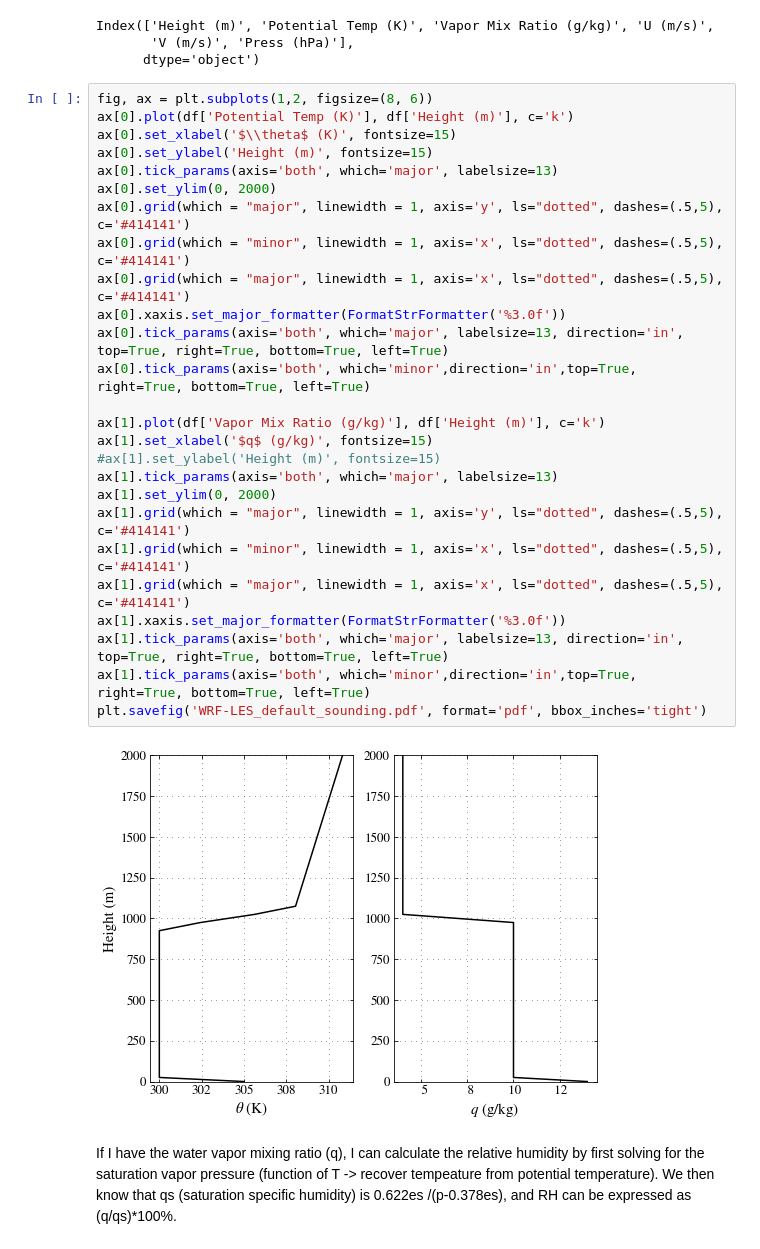
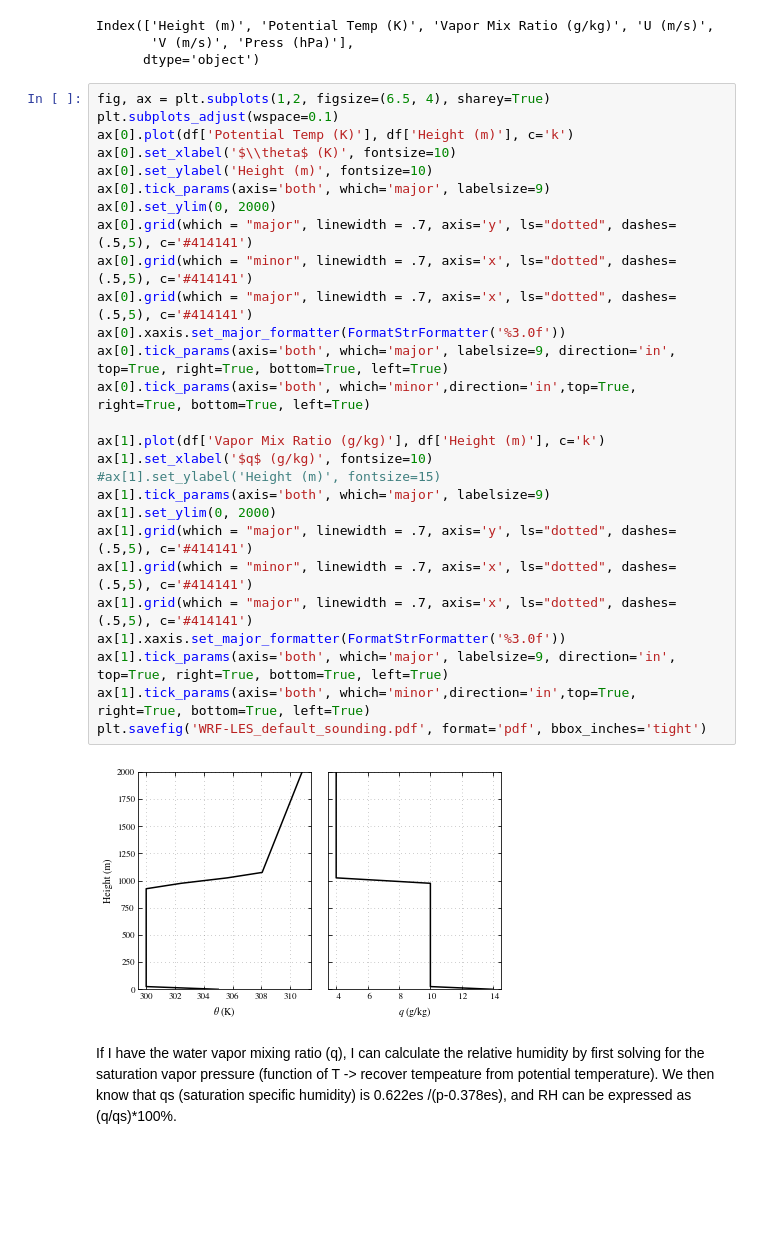
Before and after one commit to samfrederick/WRF-PartMC-LES, a Jupyter notebook: analysis/visualizations/plot_soundings.ipynb, the cells around one changed output. Drawn from its saved outputs; the diff is of its cells as text; blank space fills up the shorter version.

Commit message:
Update figure formatting

```diff
--- a/analysis/visualizations/plot_soundings.ipynb
+++ b/analysis/visualizations/plot_soundings.ipynb
@@ -53,33 +53,34 @@ Index(['Height (m)', 'Potential Temp (K)', 'Vapor Mix Ratio (g/kg)', 'U (m/s)',
        'V (m/s)', 'Press (hPa)'],
       dtype='object')
 # %%
-fig, ax = plt.subplots(1,2, figsize=(8, 6))
+fig, ax = plt.subplots(1,2, figsize=(6.5, 4), sharey=True)
+plt.subplots_adjust(wspace=0.1)
 ax[0].plot(df['Potential Temp (K)'], df['Height (m)'], c='k')
-ax[0].set_xlabel('$\\theta$ (K)', fontsize=15)
-ax[0].set_ylabel('Height (m)', fontsize=15)
-ax[0].tick_params(axis='both', which='major', labelsize=13)
+ax[0].set_xlabel('$\\theta$ (K)', fontsize=10)
+ax[0].set_ylabel('Height (m)', fontsize=10)
+ax[0].tick_params(axis='both', which='major', labelsize=9)
 ax[0].set_ylim(0, 2000)
-ax[0].grid(which = "major", linewidth = 1, axis='y', ls="dotted", dashes=(.5,5), c='#414141')
-ax[0].grid(which = "minor", linewidth = 1, axis='x', ls="dotted", dashes=(.5,5), c='#414141')
-ax[0].grid(which = "major", linewidth = 1, axis='x', ls="dotted", dashes=(.5,5), c='#414141')
+ax[0].grid(which = "major", linewidth = .7, axis='y', ls="dotted", dashes=(.5,5), c='#414141')
+ax[0].grid(which = "minor", linewidth = .7, axis='x', ls="dotted", dashes=(.5,5), c='#414141')
+ax[0].grid(which = "major", linewidth = .7, axis='x', ls="dotted", dashes=(.5,5), c='#414141')
 ax[0].xaxis.set_major_formatter(FormatStrFormatter('%3.0f'))
-ax[0].tick_params(axis='both', which='major', labelsize=13, direction='in', top=True, right=True, bottom=True, left=True)
+ax[0].tick_params(axis='both', which='major', labelsize=9, direction='in', top=True, right=True, bottom=True, left=True)
 ax[0].tick_params(axis='both', which='minor',direction='in',top=True, right=True, bottom=True, left=True)
 
 ax[1].plot(df['Vapor Mix Ratio (g/kg)'], df['Height (m)'], c='k')
-ax[1].set_xlabel('$q$ (g/kg)', fontsize=15)
+ax[1].set_xlabel('$q$ (g/kg)', fontsize=10)
 #ax[1].set_ylabel('Height (m)', fontsize=15)
-ax[1].tick_params(axis='both', which='major', labelsize=13)
+ax[1].tick_params(axis='both', which='major', labelsize=9)
 ax[1].set_ylim(0, 2000)
-ax[1].grid(which = "major", linewidth = 1, axis='y', ls="dotted", dashes=(.5,5), c='#414141')
-ax[1].grid(which = "minor", linewidth = 1, axis='x', ls="dotted", dashes=(.5,5), c='#414141')
-ax[1].grid(which = "major", linewidth = 1, axis='x', ls="dotted", dashes=(.5,5), c='#414141')
+ax[1].grid(which = "major", linewidth = .7, axis='y', ls="dotted", dashes=(.5,5), c='#414141')
+ax[1].grid(which = "minor", linewidth = .7, axis='x', ls="dotted", dashes=(.5,5), c='#414141')
+ax[1].grid(which = "major", linewidth = .7, axis='x', ls="dotted", dashes=(.5,5), c='#414141')
 ax[1].xaxis.set_major_formatter(FormatStrFormatter('%3.0f'))
-ax[1].tick_params(axis='both', which='major', labelsize=13, direction='in', top=True, right=True, bottom=True, left=True)
+ax[1].tick_params(axis='both', which='major', labelsize=9, direction='in', top=True, right=True, bottom=True, left=True)
 ax[1].tick_params(axis='both', which='minor',direction='in',top=True, right=True, bottom=True, left=True)
 plt.savefig('WRF-LES_default_sounding.pdf', format='pdf', bbox_inches='tight')
 # %% [output]
-[figure, old version]
+[figure, new version]
 # %% [markdown]
 If I have the water vapor mixing ratio (q), I can calculate the relative humidity by first solving for the saturation vapor pressure (function of T -> recover tempeature from potential temperature). We then know that qs (saturation specific humidity) is 0.622es /(p-0.378es), and RH can be expressed as (q/qs)*100%.
 # %%
```
